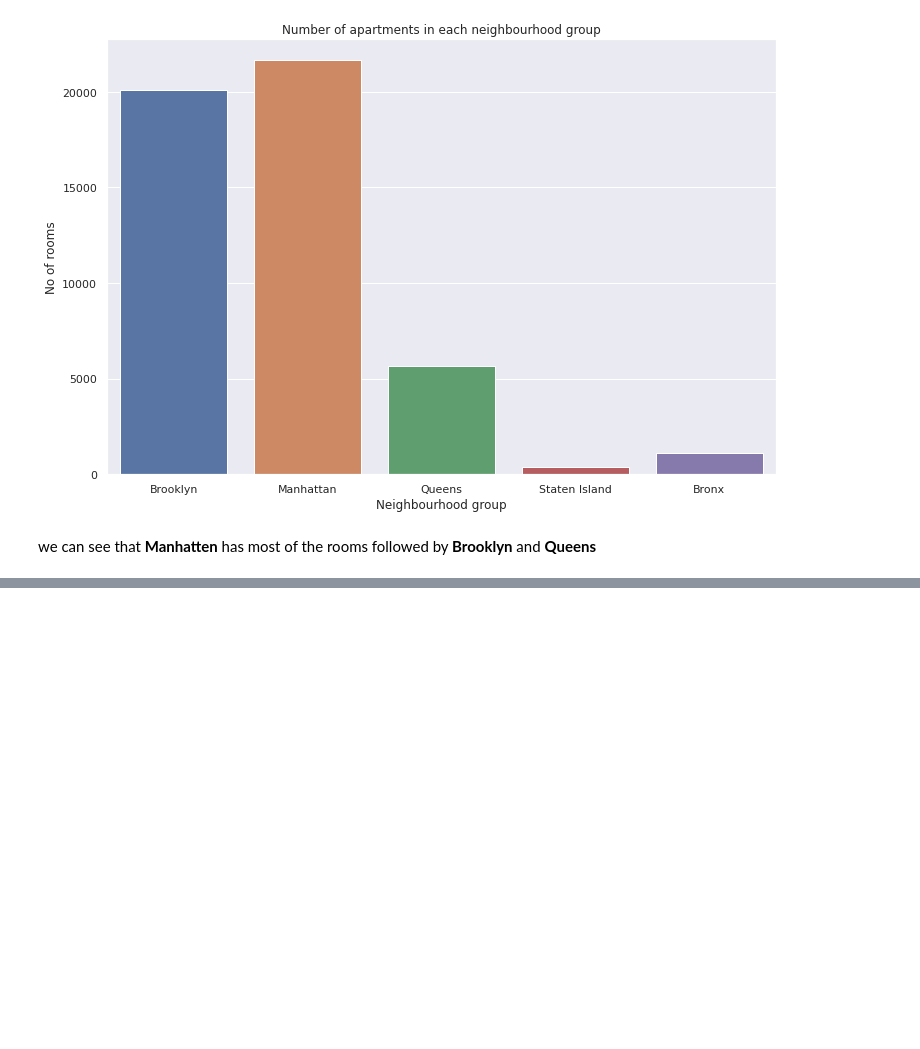
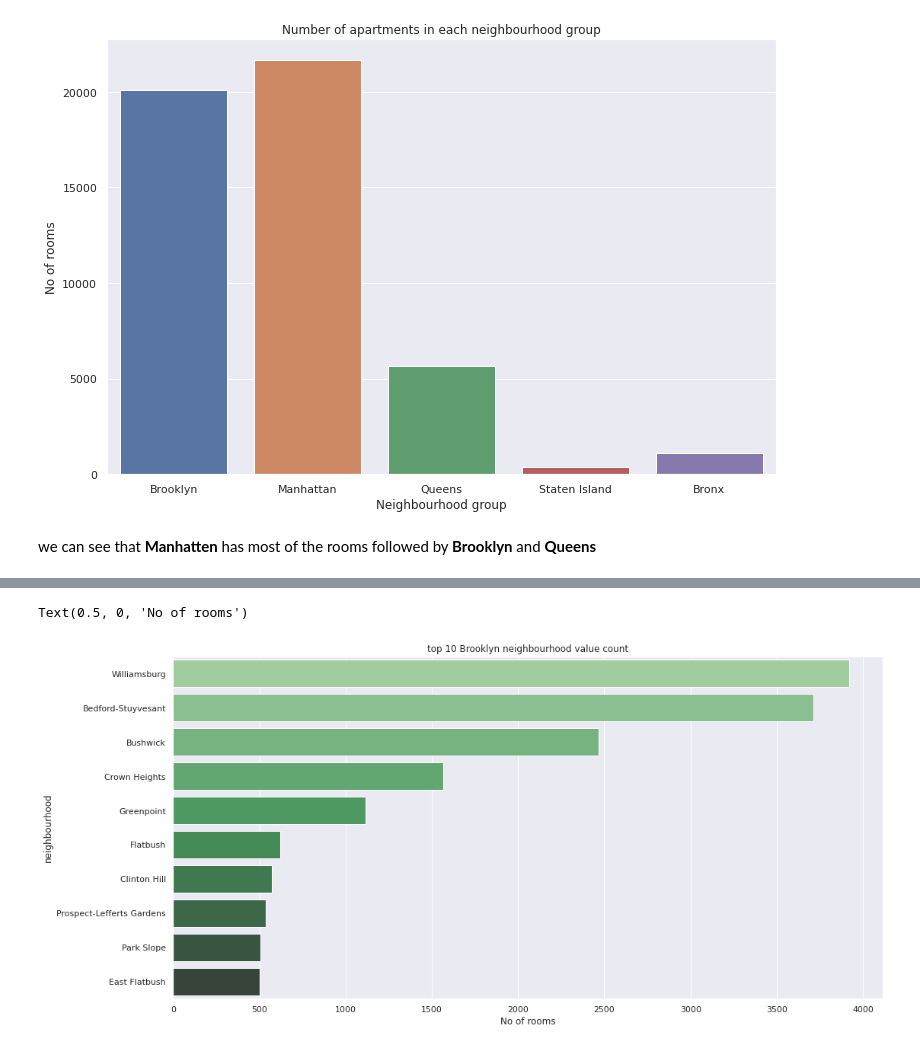
Before and after one commit to wharshal11/AirBnB-Booking-Analysis, a Jupyter notebook: Project_of_Airbnb_Bookings_Analysis_Capstone_Project.ipynb, the cells around one changed output, grey strips where cells are left out. Cells and saved outputs as stored; diff of their text form; code cells hidden in the pictures; blank space fills up the shorter version.

```diff
--- a/Project_of_Airbnb_Bookings_Analysis_Capstone_Project.ipynb
+++ b/Project_of_Airbnb_Bookings_Analysis_Capstone_Project.ipynb
@@ -148,0 +167,17 @@ we can see that **Manhatten** has most of the rooms followed by **Brooklyn** and
+# %%
+#storing the different neighbourhood to their respective neighbourhood_groups
+Brooklyn_group=df.loc[df['neighbourhood_group']== 'Brooklyn']
+Manhattan_group=df.loc[df['neighbourhood_group']== 'Manhattan']
+Queens_group=df.loc[df['neighbourhood_group']== 'Queens']
+Staten_Island_group=df.loc[df['neighbourhood_group']== 'Staten Island']
+Bronx_group=df.loc[df['neighbourhood_group']== 'Bronx']
+# %%
+# top 10 areas in Brooklyn with most booking
+#creating a count plot
+sns.countplot(y="neighbourhood", data=Brooklyn_group, palette="Greens_d",
+              order=Brooklyn_group.neighbourhood.value_counts().iloc[:10].index).set_title('top 10 Brooklyn neighbourhood value count')
+#adding x and y labels to the plot
+plt.xlabel('No of rooms')
+# %% [output]
+Text(0.5, 0, 'No of rooms')
+[figure, added]
```
Also changed, not shown: parts of 12 cells of this notebook.
